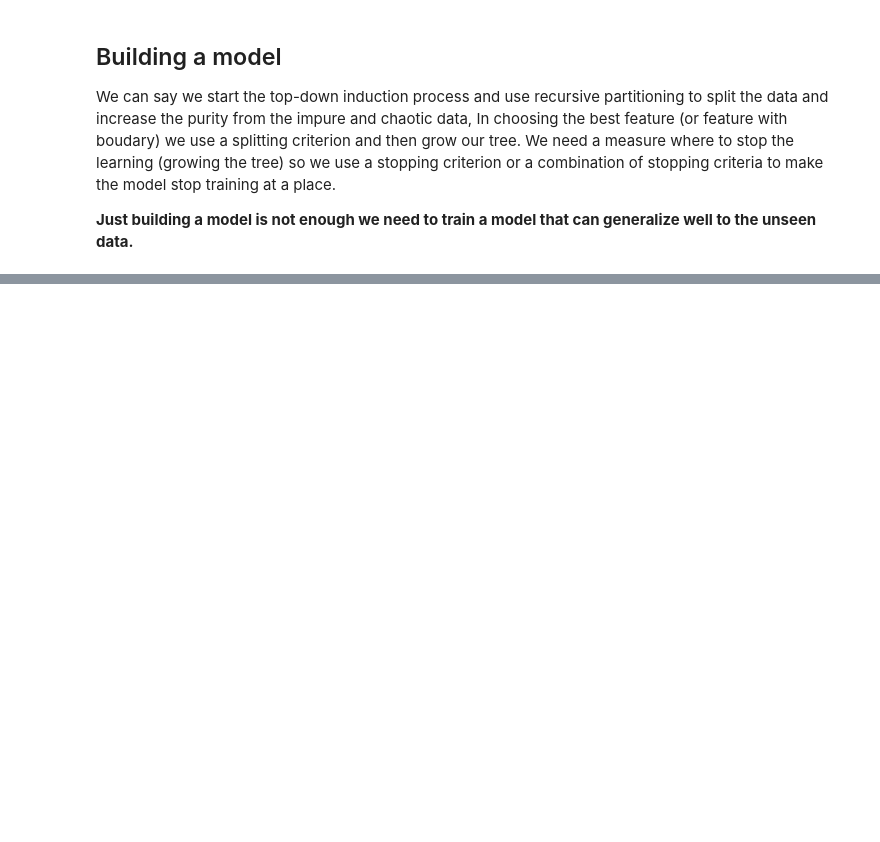
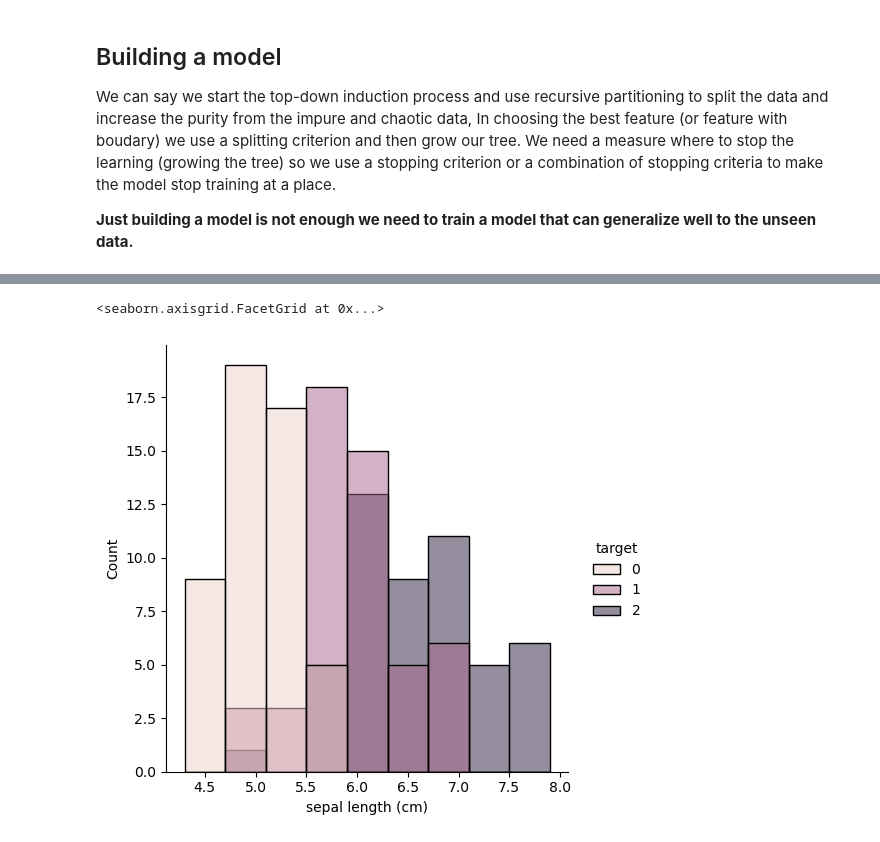
Before and after one commit to Erfan-Taherirani/Personal_ML_Notes, a Jupyter notebook: supervised_learning/classification/Tree_Based_Algorithms/DecisionTree.ipynb, the cells around one changed output, grey strips where cells are left out. Drawn from its saved outputs; the diff is of its cells as text; code cells hidden in the pictures; blank space fills up the shorter version.

```diff
--- a/supervised_learning/classification/Tree_Based_Algorithms/DecisionTree.ipynb
+++ b/supervised_learning/classification/Tree_Based_Algorithms/DecisionTree.ipynb
@@ -72,0 +153,11 @@ concepts to search for:
+# %%
+import seaborn as sns
+
+sns.displot(
+    data=load_iris(as_frame=True).frame,
+    x="sepal length (cm)",
+    hue="target"
+)
+# %% [output]
+<seaborn.axisgrid.FacetGrid at 0x...>
+[figure, added]
```
Also changed, not shown: parts of 9 cells of this notebook.
